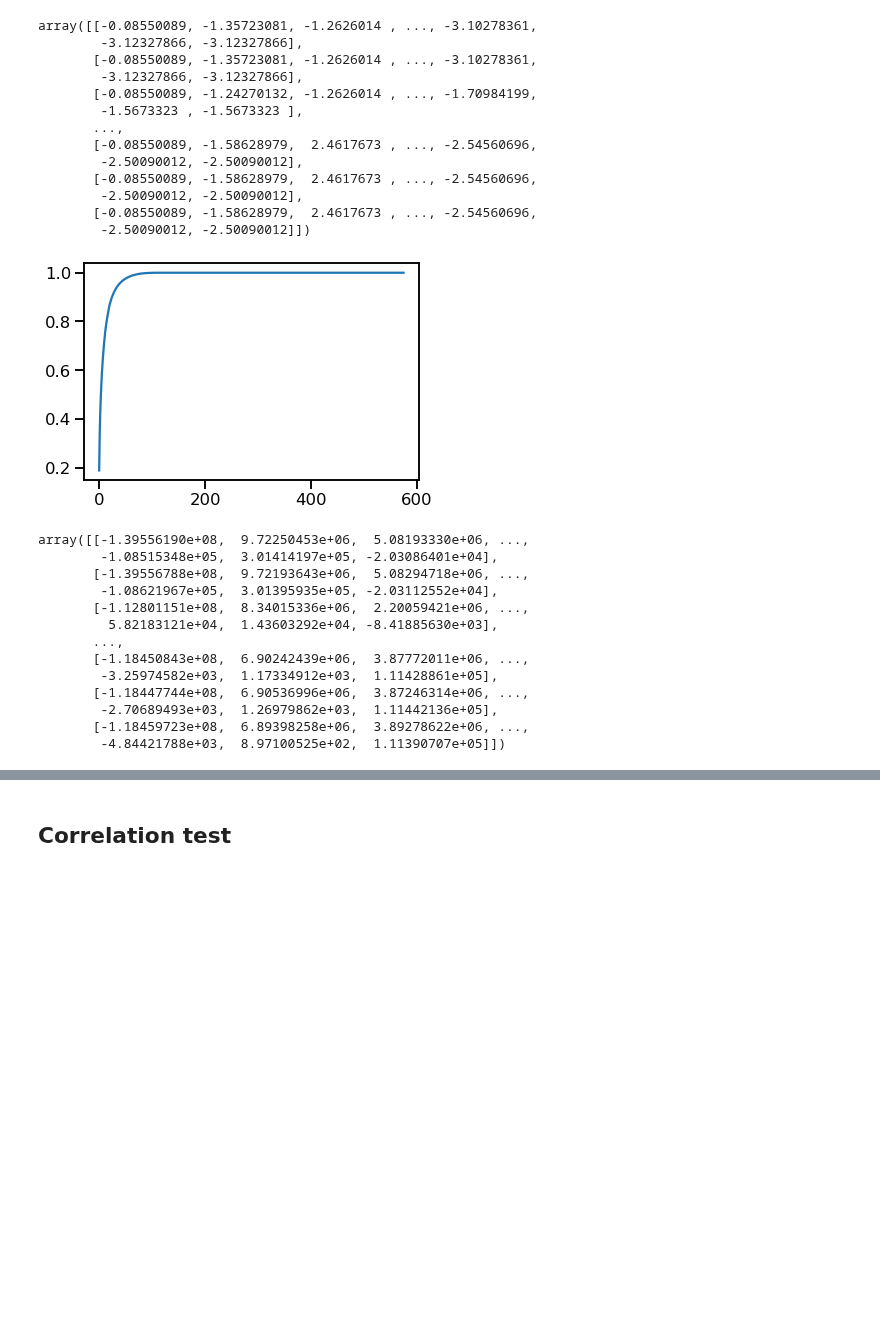
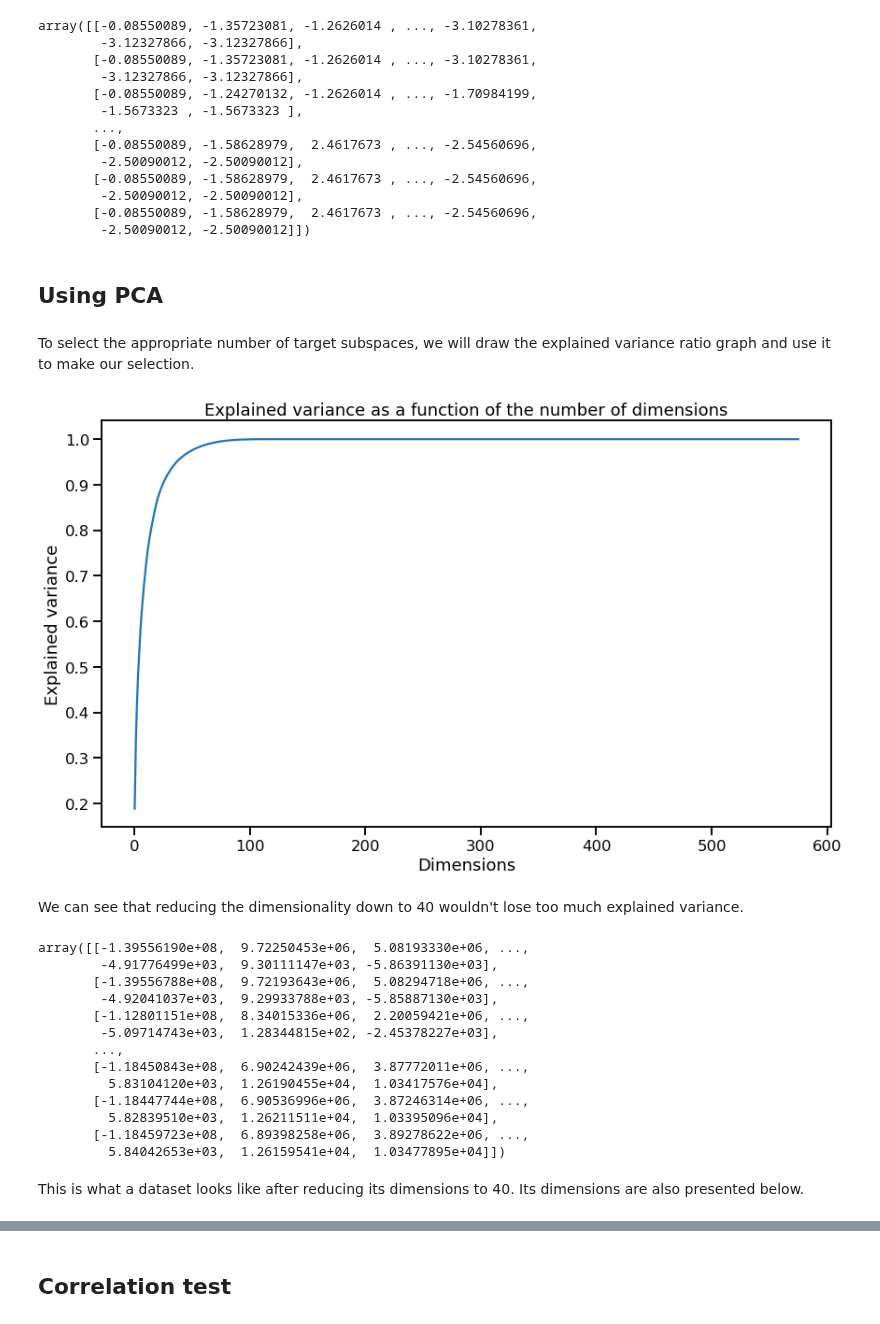
Before and after one commit to anras5/Criteo-Search-Data, a Jupyter notebook: main_notebook.ipynb, the cells around one changed output, grey strips where cells are left out. Saved outputs shown, nothing was run; the diff lists cells and outputs as text; code cells hidden in the pictures; blank space fills up the shorter version.

```diff
--- a/main_notebook.ipynb
+++ b/main_notebook.ipynb
@@ -833,12 +851,7 @@ array([[-0.08550089, -1.35723081, -1.2626014 , ..., -3.10278361,
         -2.50090012, -2.50090012],
        [-0.08550089, -1.58628979,  2.4617673 , ..., -2.54560696,
         -2.50090012, -2.50090012]])
-# %%
-pca = PCA()
-pca.fit(df1_scaled)
-cumsum = np.cumsum(pca.explained_variance_ratio_)
-
-plt.plot(cumsum)
-plt.show()
-# %% [output]
-[figure, removed]
+# %% [markdown]
+## Using PCA
+# %% [markdown]
+To select the appropriate number of target subspaces, we will draw the explained variance ratio graph and use it to make our selection.
@@ -845,22 +862,34 @@ plt.show()
+# %%
+plt.figure(figsize=(14, 8))
+plt.plot(cumsum)
+plt.title("Explained variance as a function of the number of dimensions")
+plt.xlabel("Dimensions")
+plt.ylabel("Explained variance")
+plt.show()
+# %% [output]
+[figure, added]
+# %% [markdown]
+We can see that reducing the dimensionality down to 40 wouldn't lose too much explained variance.
 # %%
-# ograniczenie do 20
-pca = PCA(n_components=20)
+pca = PCA(n_components=40)
 X_reduced = pca.fit_transform(X)
 X_reduced
 # %% [output]
 array([[-1.39556190e+08,  9.72250453e+06,  5.08193330e+06, ...,
-        -1.08515348e+05,  3.01414197e+05, -2.03086401e+04],
+        -4.91776499e+03,  9.30111147e+03, -5.86391130e+03],
        [-1.39556788e+08,  9.72193643e+06,  5.08294718e+06, ...,
-        -1.08621967e+05,  3.01395935e+05, -2.03112552e+04],
+        -4.92041037e+03,  9.29933788e+03, -5.85887130e+03],
        [-1.12801151e+08,  8.34015336e+06,  2.20059421e+06, ...,
-         5.82183121e+04,  1.43603292e+04, -8.41885630e+03],
+        -5.09714743e+03,  1.28344815e+02, -2.45378227e+03],
        ...,
        [-1.18450843e+08,  6.90242439e+06,  3.87772011e+06, ...,
-        -3.25974582e+03,  1.17334912e+03,  1.11428861e+05],
+         5.83104120e+03,  1.26190455e+04,  1.03417576e+04],
        [-1.18447744e+08,  6.90536996e+06,  3.87246314e+06, ...,
-        -2.70689493e+03,  1.26979862e+03,  1.11442136e+05],
+         5.82839510e+03,  1.26211511e+04,  1.03395096e+04],
        [-1.18459723e+08,  6.89398258e+06,  3.89278622e+06, ...,
-        -4.84421788e+03,  8.97100525e+02,  1.11390707e+05]])
+         5.84042653e+03,  1.26159541e+04,  1.03477895e+04]])
+# %% [markdown]
+This is what a dataset looks like after reducing its dimensions to 40. Its dimensions are also presented below.
 # %%
 X_reduced.shape
 # %% [output]
```
Also changed, not shown: parts of 13 cells of this notebook.
